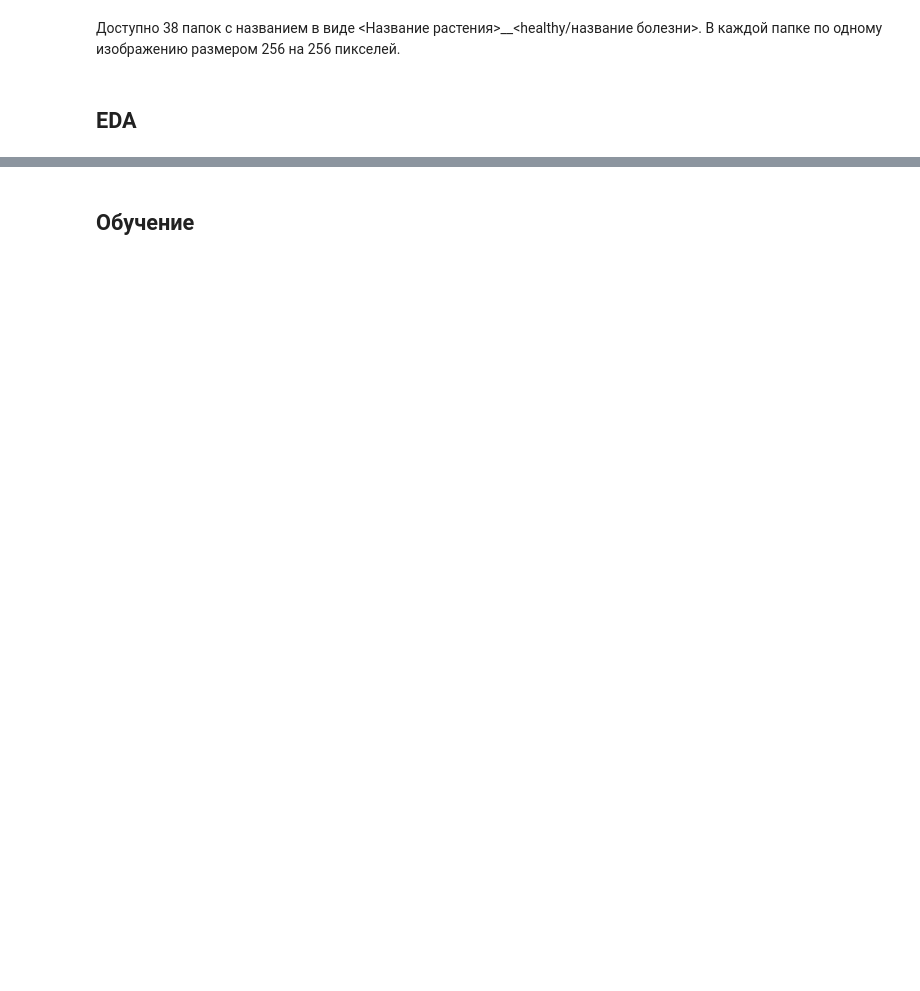
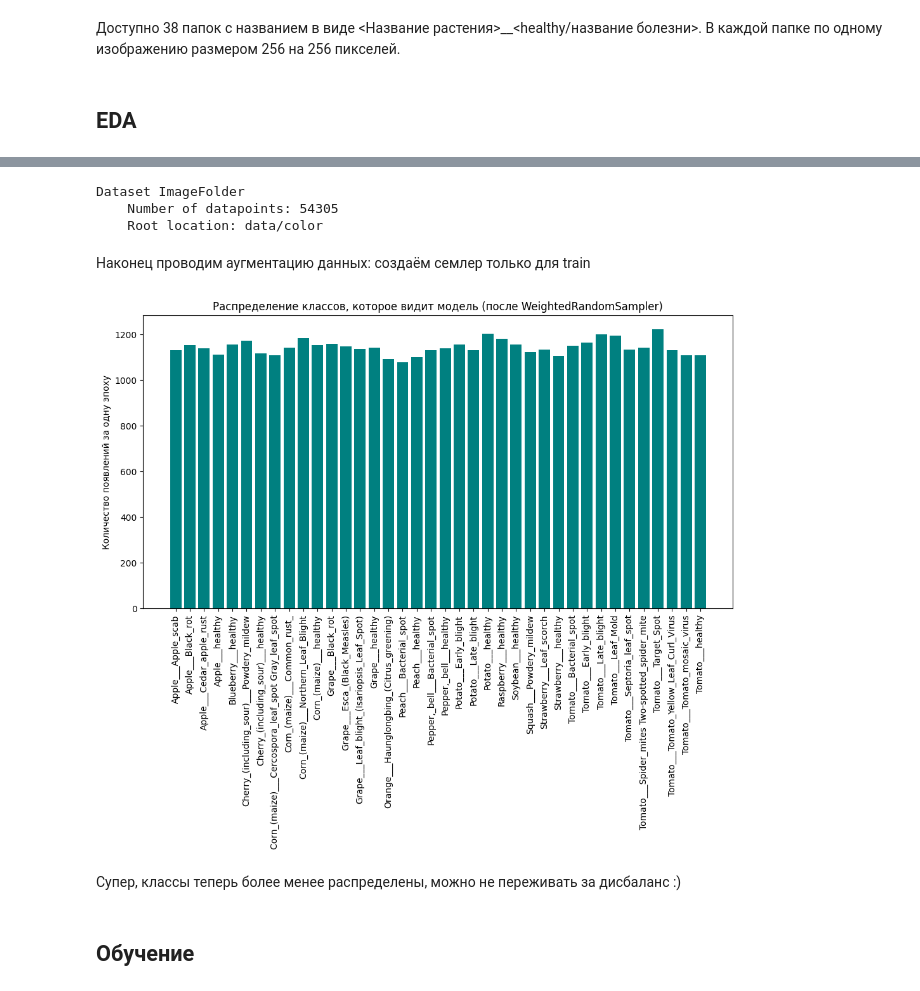
Before and after one commit to aka-iriska/plants_disease_recognition, a Jupyter notebook: train.ipynb, the cells around one changed output, grey strips where cells are left out. Saved outputs shown, nothing was run; the diff lists cells and outputs as text; code cells hidden in the pictures; blank space fills up the shorter version.

```diff
--- a/train.ipynb
+++ b/train.ipynb
@@ -46,0 +140,2 @@ print(full_dataset.classes)
+# %%
+train_subset.dataset.transform = train_transform
@@ -47,2 +149,49 @@ print(full_dataset.classes)
+# %%
+val_subset.dataset
+# %% [output]
+Dataset ImageFolder
+    Number of datapoints: 54305
+    Root location: data/color
+# %% [markdown]
+Наконец проводим аугментацию данных: создаём семлер только для train
+# %%
+from torch.utils.data import WeightedRandomSampler
+import numpy as np
+import torch
+
+train_indices = train_subset.indices
+train_labels = [initial_dataset.targets[i] for i in train_indices]
+
+class_sample_count = np.array([len(np.where(train_labels == t)[0]) for t in np.unique(train_labels)])
+weight = 1. / class_sample_count
+samples_weight = torch.from_numpy(np.array([weight[t] for t in train_labels])).double()
+
+sampler = WeightedRandomSampler(samples_weight, len(samples_weight))
+# %%
+from torch.utils.data import DataLoader
+
+train_loader = DataLoader(train_subset, batch_size=32, sampler=sampler)
+val_loader = DataLoader(val_subset, batch_size=32)
+# %%
+from collections import Counter
+
+all_labels = []
+for _, labels in train_loader:
+    all_labels.extend(labels.tolist())
+
+counts = Counter(all_labels)
+# Сортируем так же, как в оригинальном датасете для легкого сравнения
+balanced_counts = {initial_dataset.classes[i]: counts[i] for i in range(len(initial_dataset.classes))}
+# %%
+plt.figure(figsize=(12, 6))
+plt.bar(balanced_counts.keys(), balanced_counts.values(), color='teal')
+plt.xticks(rotation=90)
+plt.title("Распределение классов, которое видит модель (после WeightedRandomSampler)")
+plt.ylabel("Количество появлений за одну эпоху")
+plt.show()
+# %% [output]
+[figure, added]
+# %% [markdown]
+Супер, классы теперь более менее распределены, можно не переживать за дисбаланс :)
 # %% [markdown]
 ## Обучение
```
Also changed, not shown: parts of 26 cells of this notebook.
